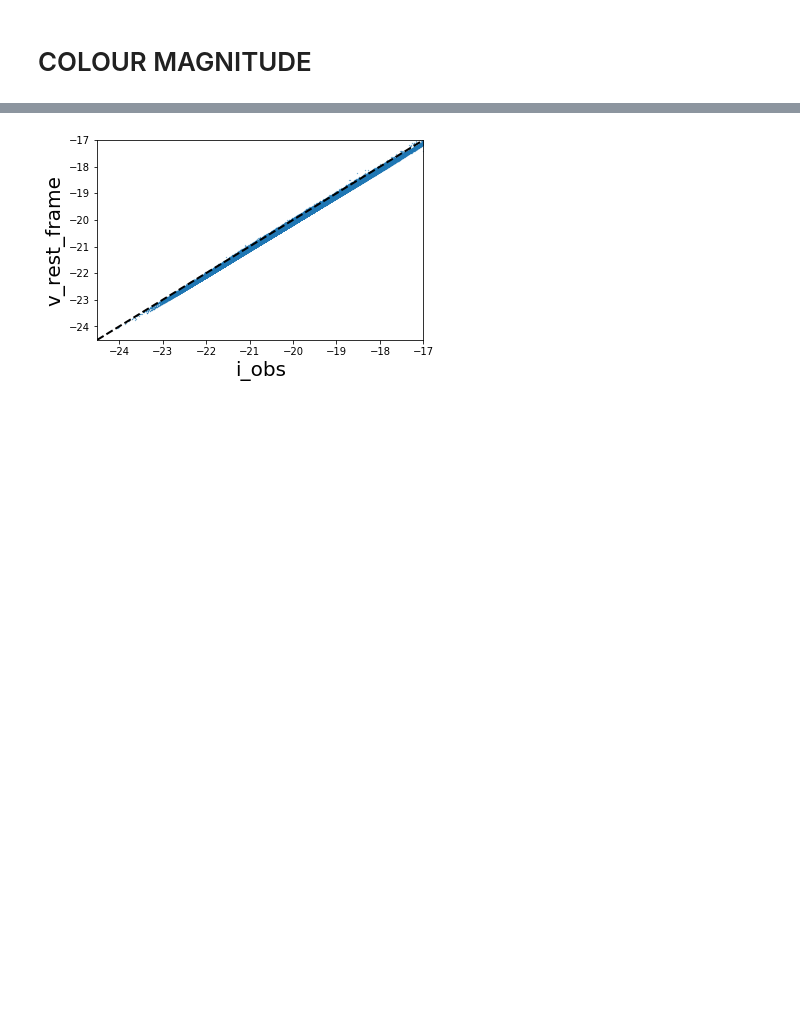
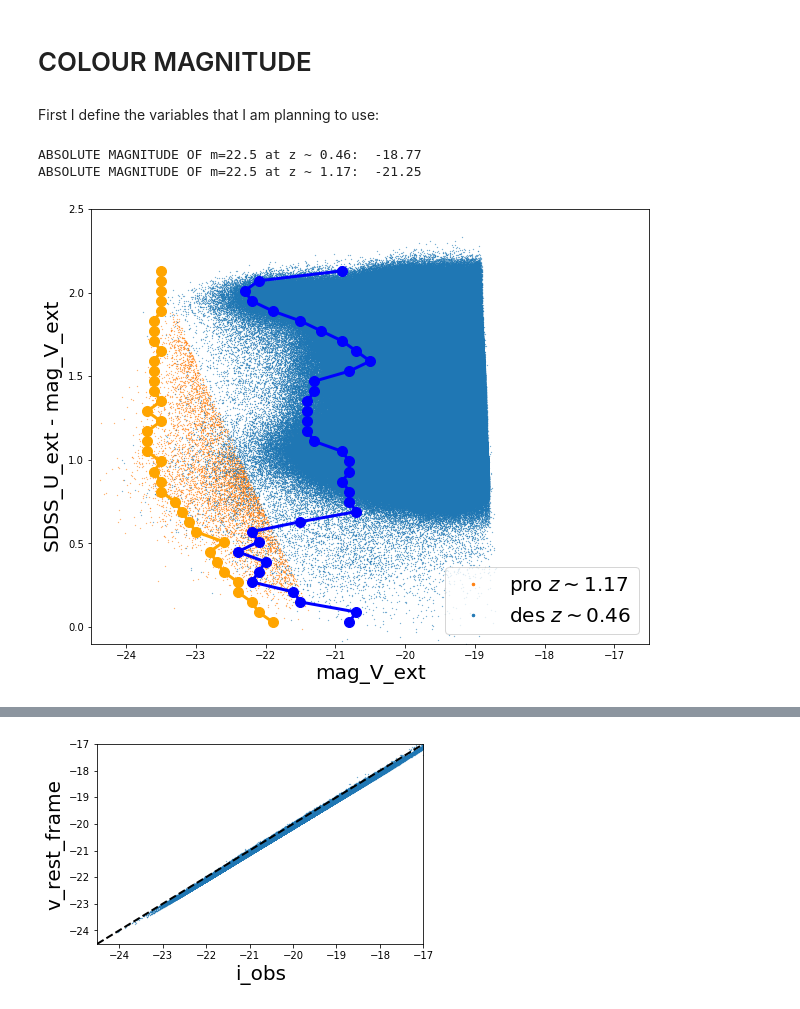
Before and after one commit to GiorgioManzoni/VIPERS_GALFORM, a Jupyter notebook: 009_John_Helly_edge.ipynb, the cells around one changed output, grey strips where cells are left out. Drawn from its saved outputs; the diff is of its cells as text; code cells hidden in the pictures; blank space fills up the shorter version.

Commit message:
Added the right cut at the progenitors and now the GALFORM objects at high redshift look more like VIPERS

```diff
--- a/009_John_Helly_edge.ipynb
+++ b/009_John_Helly_edge.ipynb
@@ -161,2 +120,24 @@ print (ABSOLUTE_MAGNITUDE_minus5logh(22.5,0.46))
 # %% [markdown]
 # COLOUR MAGNITUDE
+# %% [markdown]
+First I define the variables that I am planning to use:
+# %%
+#cut of the descendants (z~0.46) at i<22.5
+CUT_225_d = np.where(john_0['d_SDSS_i_obs_ext']<ABSOLUTE_MAGNITUDE_minus5logh(22.5,0.46))
+#cut of the progenitors (z~1.17) at i<22.5
+CUT_225_p = np.where(john_0['p_SDSS_i_obs_ext']<ABSOLUTE_MAGNITUDE_minus5logh(22.5,1.17))
+
+print "ABSOLUTE MAGNITUDE OF m=22.5 at z ~ 0.46: ",round((ABSOLUTE_MAGNITUDE_minus5logh(22.5,0.46)),2)
+print "ABSOLUTE MAGNITUDE OF m=22.5 at z ~ 1.17: ",round((ABSOLUTE_MAGNITUDE_minus5logh(22.5,1.17)),2)
+
+xp = np.array(john_0['p_mag_V_ext'])[CUT_225_p]
+yp = np.array(john_0['p_SDSS_u_ext'])[CUT_225_p]-np.array(john_0['p_mag_V_ext'])[CUT_225_p]
+
+xd = np.array(john_0['d_mag_V_ext'])[CUT_225_d]
+yd = np.array(john_0['d_SDSS_u_ext'])[CUT_225_d]-np.array(john_0['d_mag_V_ext'])[CUT_225_d]
+# %% [output]
+ABSOLUTE MAGNITUDE OF m=22.5 at z ~ 0.46:  -18.77
+ABSOLUTE MAGNITUDE OF m=22.5 at z ~ 1.17:  -21.25
+# %%
+xd_edge,yd_edge = EDGE(xd,yd,y_min=0.,y_max=2.2,y_bin_size=0.06)
+xp_edge,yp_edge = EDGE(xp,yp,y_min=0.,y_max=2.2,y_bin_size=0.06)
@@ -162,0 +168,26 @@ print (ABSOLUTE_MAGNITUDE_minus5logh(22.5,0.46))
+# %%
+plt.figure(figsize=(10,8))
+
+#points
+plt.plot(xp,yp,".",markersize=0.5,label=r'pro $z\sim1.17$',c='C1')
+plt.plot(xd,yd,".",markersize=0.5,label=r'des $z\sim0.46$',c='C0')
+
+#edges
+plt.plot(xp_edge,yp_edge,".",markersize=20,c='orange')
+plt.plot(xp_edge,yp_edge,"-",lw=3,c='orange')
+plt.plot(xd_edge,yd_edge,".",markersize=20,c='blue')
+plt.plot(xd_edge,yd_edge,"-",lw=3,c='blue')
+
+#labels
+plt.xlabel("mag_V_ext")
+plt.ylabel("SDSS_U_ext - mag_V_ext")
+plt.legend(markerscale=10)
+
+#limits
+plt.xlim(-24.5,-16.5)
+plt.ylim(-0.1,2.5)
+
+#plt.savefig("../plots/009/col_mag_des_prog_cut225.png")
+plt.show()
+# %% [output]
+[figure, added]
```
Also changed, not shown: parts of 11 cells of this notebook.
